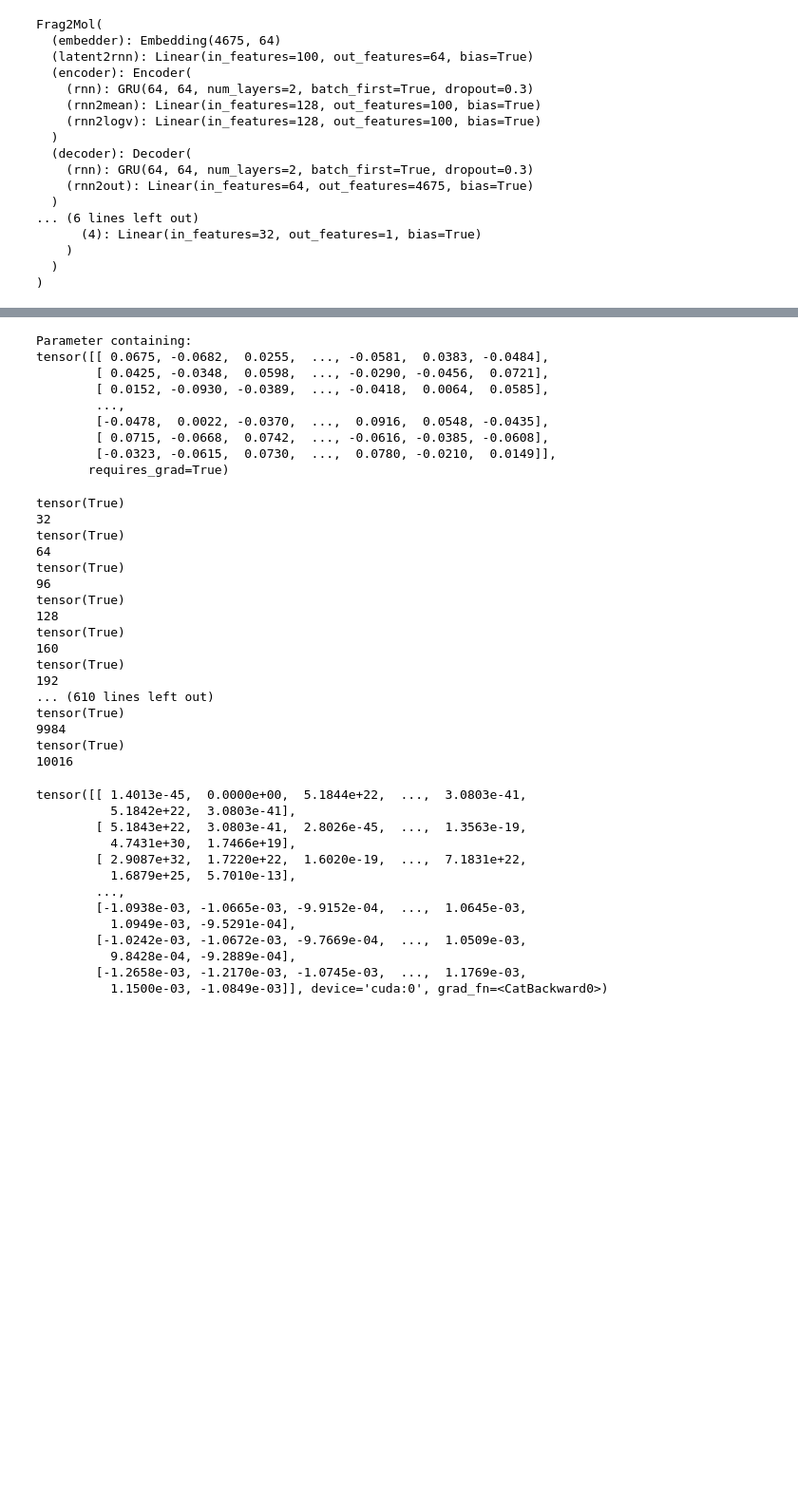
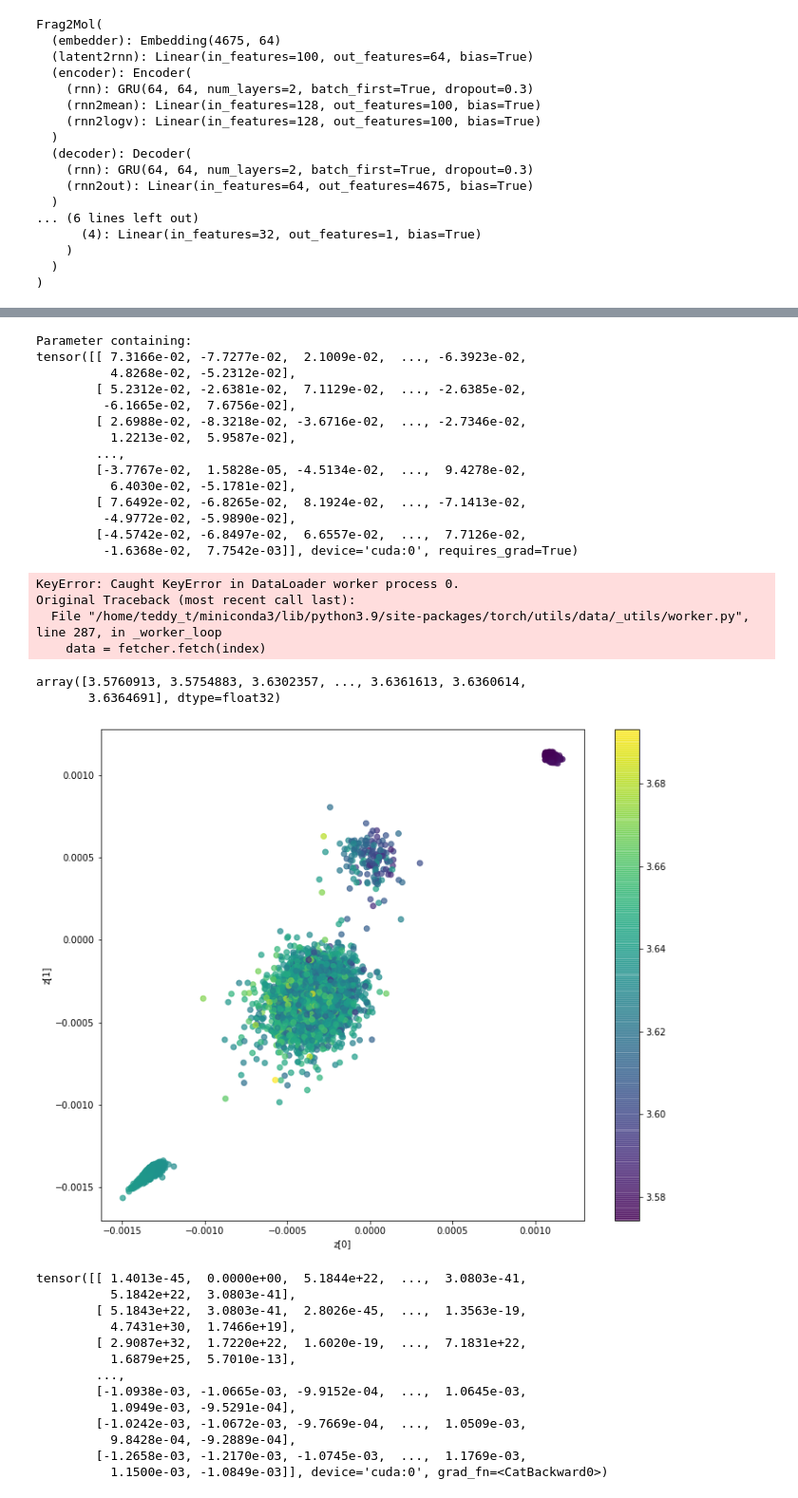
Before and after one commit to panukorn17/drug_discovery_models, a Jupyter notebook: fragment-based-dgm/Latent Space Optimisation.ipynb, the cells around one changed output, grey strips where cells are left out. Shown at 95% size. Saved outputs shown, nothing was run; the diff lists cells and outputs as text; code cells hidden in the pictures; blank space fills up the shorter version.

```diff
--- a/fragment-based-dgm/Latent Space Optimisation.ipynb
+++ b/fragment-based-dgm/Latent Space Optimisation.ipynb
@@ -193,8 +193,8 @@ plt.show()
 # %% [markdown]
 # Plot Latent Space
 # %%
-config = pickle.load(open('RUNS/2022-08-08@19:02:31-LAPTOP-E1483HNR-CHEMBL/config/config.pkl', "rb"))
-vocab = pickle.load(open('RUNS/2022-08-08@19:02:31-LAPTOP-E1483HNR-CHEMBL/config/vocab.pkl', "rb"))
+config = pickle.load(open('RUNS/2022-08-08@20:11:41-LAPTOP-E1483HNR-CHEMBL/config/config.pkl', "rb"))
+vocab = pickle.load(open('RUNS/2022-08-08@20:11:41-LAPTOP-E1483HNR-CHEMBL/config/vocab.pkl', "rb"))
 dataset = FragmentDataset(config)
 vocab = dataset.get_vocab()
 model = Frag2Mol(config, vocab)
@@ -240,14 +240,19 @@ Data loaded. Size: 62961. Time elapsed: 00:00:00.
 rnn2mean_weight
 # %% [output]
 Parameter containing:
-tensor([[ 0.0675, -0.0682,  0.0255,  ..., -0.0581,  0.0383, -0.0484],
-        [ 0.0425, -0.0348,  0.0598,  ..., -0.0290, -0.0456,  0.0721],
-        [ 0.0152, -0.0930, -0.0389,  ..., -0.0418,  0.0064,  0.0585],
+tensor([[ 7.3166e-02, -7.7277e-02,  2.1009e-02,  ..., -6.3923e-02,
+          4.8268e-02, -5.2312e-02],
+        [ 5.2312e-02, -2.6381e-02,  7.1129e-02,  ..., -2.6385e-02,
+         -6.1665e-02,  7.6756e-02],
+        [ 2.6988e-02, -8.3218e-02, -3.6716e-02,  ..., -2.7346e-02,
+          1.2213e-02,  5.9587e-02],
         ...,
-        [-0.0478,  0.0022, -0.0370,  ...,  0.0916,  0.0548, -0.0435],
-        [ 0.0715, -0.0668,  0.0742,  ..., -0.0616, -0.0385, -0.0608],
-        [-0.0323, -0.0615,  0.0730,  ...,  0.0780, -0.0210,  0.0149]],
-       requires_grad=True)
+        [-3.7767e-02,  1.5828e-05, -4.5134e-02,  ...,  9.4278e-02,
+          6.4030e-02, -5.1781e-02],
+        [ 7.6492e-02, -6.8265e-02,  8.1924e-02,  ..., -7.1413e-02,
+         -4.9772e-02, -5.9890e-02],
+        [-4.5742e-02, -6.8497e-02,  6.6557e-02,  ...,  7.7126e-02,
+         -1.6368e-02,  7.7542e-03]], device='cuda:0', requires_grad=True)
 # %%
 for idx, (src, tgt, lengths, data) in enumerate(loader):
     ###
@@ -265,40 +270,36 @@ for idx, (src, tgt, lengths, data) in enumerate(loader):
     data_sample.append(list(data))
     if idx == 0:
         mu_stack = mu
+        pred_stack = pred
     else:
         mu_stack = torch.cat((mu_stack, mu), 0)
+        pred_stack = torch.cat((pred_stack, pred), 0)
     print(len(mu_stack))
     if len(mu_stack) > 10000:
         break
 # %% [output]
-tensor(True)
-32
-tensor(True)
-64
-tensor(True)
-96
-tensor(True)
-128
-tensor(True)
-160
-tensor(True)
-192
-... (610 lines left out)
-tensor(True)
-9984
-tensor(True)
-10016
+KeyError: Caught KeyError in DataLoader worker process 0.
+Original Traceback (most recent call last):
+  File "/home/teddy_t/miniconda3/lib/python3.9/site-packages/torch/utils/data/_utils/worker.py", line 287, in _worker_loop
+    data = fetcher.fetch(index)
 # %%
 data_sample_index = [item for sublist in data_sample for item in sublist]
+# %%
+pred_stack.cpu().detach().numpy()
+# %% [output]
+array([3.5760913, 3.5754883, 3.6302357, ..., 3.6361613, 3.6360614,
+       3.6364691], dtype=float32)
 # %%
 plt.figure(figsize=(12, 10))
-plt.scatter(mu_stack[:, 1].cpu().detach().numpy(), mu_stack[:, 2].cpu().detach().numpy(), c=dataset.data.iloc[data_sample_index].logP.to_numpy(), alpha=0.7)
+plt.scatter(mu_stack[:, 1].cpu().detach().numpy(), mu_stack[:, 2].cpu().detach().numpy(), c=pred_stack.cpu().detach().numpy(), alpha=0.7)
 plt.xlabel("z[0]")
 plt.ylabel("z[1]")
 plt.colorbar()
 #plt.xlim(-0.0025, 0.003)
 #plt.ylim(-0.0025, 0.0025)
 plt.show()
+# %% [output]
+[figure, added]
 # %%
 mu_stack
 # %% [output]
```
Also changed, not shown: parts of 5 cells of this notebook.
